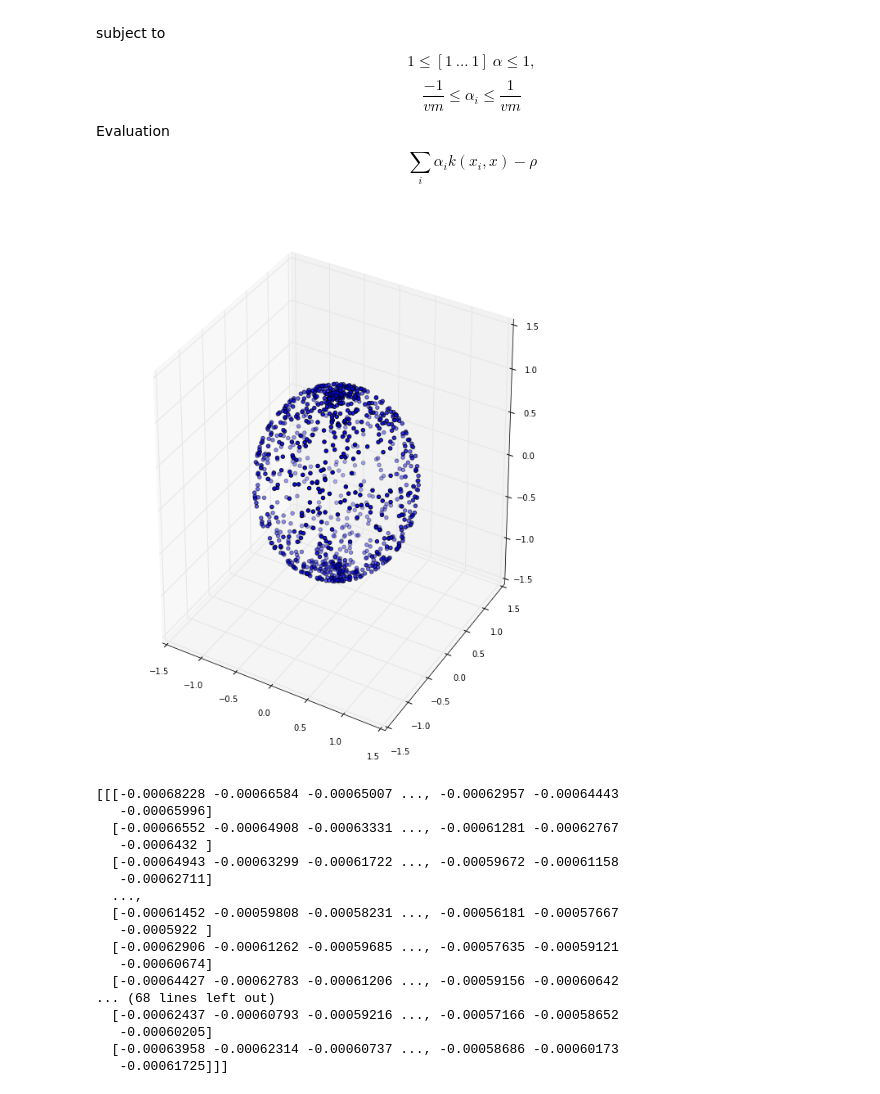
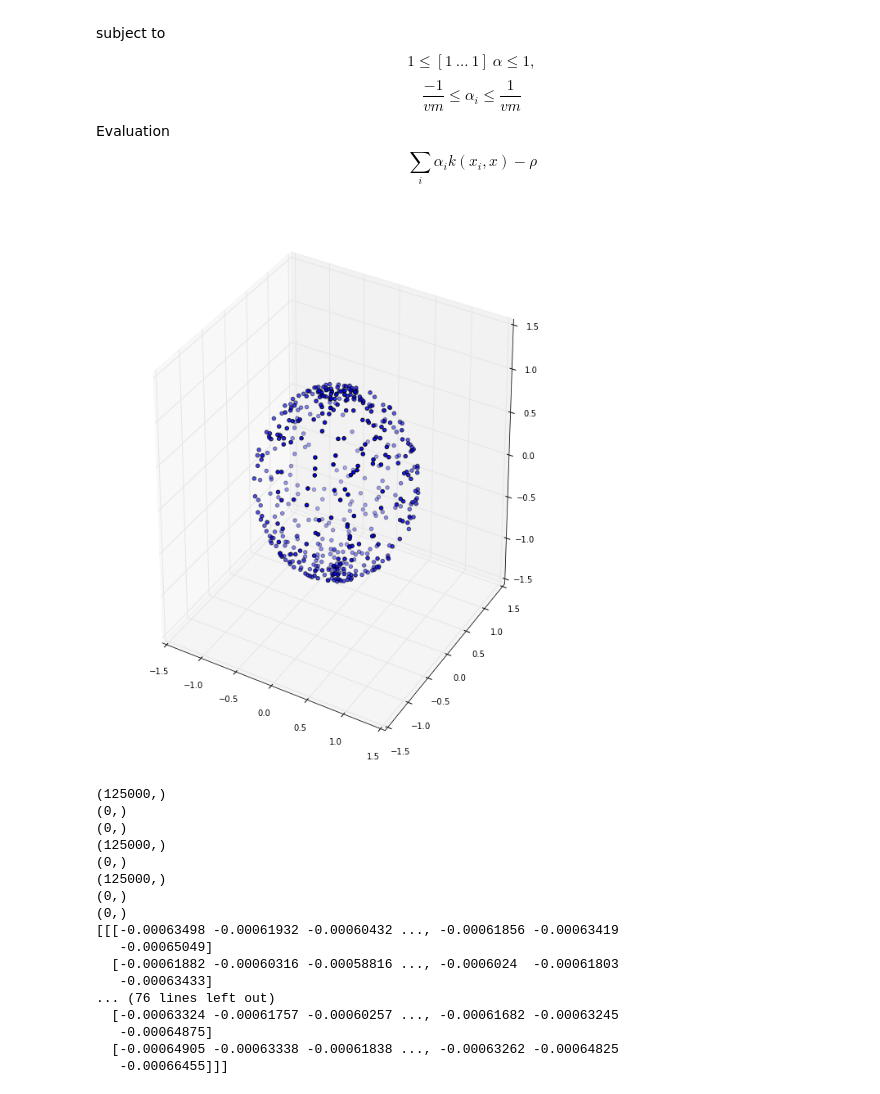
Before and after one commit to michrawson/SVM_Implicit_Surface_Reconstruction, a Jupyter notebook: Slab-SVM-Sphere.ipynb, the cells around one changed output. Cells and saved outputs as stored; diff of their text form; code cells hidden in the pictures.

```diff
--- a/Slab-SVM-Sphere.ipynb
+++ b/Slab-SVM-Sphere.ipynb
@@ -50,7 +50,7 @@ def f(x,x_list,alpha):
 x = []
 
 r=1
-points = random.random((1000,2))*2*np.pi
+points = random.random((500,2))*2*np.pi
 # print points
 for p in range(len(points)):
     z_cord = r * np.sin(points[p][1])
@@ -177,48 +177,56 @@ task.getxx(mosek.soltype.itr, xx)
 # elif solsta == mosek.solsta.prim_infeas_cer:
 #     print("Primal or dual infeasibility.\n")
 # elif solsta == mosek.solsta.near_dual_infeas_cer:
 #     print("Primal or dual infeasibility.\n")
 # elif  solsta == mosek.solsta.near_prim_infeas_cer:
 #     print("Primal or dual infeasibility.\n")
 # elif mosek.solsta.unknown:
 #     print("Unknown solution status")
 # else:
 #     print("Other solution status")
 
 alpha = xx
 
 num_steps = 50
 x0_range = np.linspace(-2, 2,num_steps)
 x1_range = np.linspace(-2, 2,num_steps)
 x2_range = np.linspace(-2, 2,num_steps)
 
 data = np.zeros((num_steps,num_steps,num_steps))
 
 for i in range(num_steps):
     for j in range(num_steps):
         for k in range(num_steps):
             x_temp = np.asarray([x0_range[i],
                                 x1_range[j],
                                 x2_range[k]])
             data[i,j,k] = f(x_temp,x,alpha)
 
+print (np.where(np.abs(data - delta) < .01)[0].shape)
+print (np.where(np.abs(data - delta) < .001)[0].shape)
+print (np.where(np.abs(data - delta) < .0001)[0].shape)
+print (np.where(data < delta )[0].shape)
+print (np.where(data > delta )[0].shape)
+print (np.where( data < 0)[0].shape)
+print (np.where( data == 0)[0].shape)
+print (np.where( data > 0)[0].shape)
 print data
 # %% [output]
-[figure, old version]
+[figure, new version]
-[[[-0.00068228 -0.00066584 -0.00065007 ..., -0.00062957 -0.00064443
-   -0.00065996]
-  [-0.00066552 -0.00064908 -0.00063331 ..., -0.00061281 -0.00062767
-   -0.0006432 ]
-  [-0.00064943 -0.00063299 -0.00061722 ..., -0.00059672 -0.00061158
-   -0.00062711]
-  ...,
-  [-0.00061452 -0.00059808 -0.00058231 ..., -0.00056181 -0.00057667
-   -0.0005922 ]
-  [-0.00062906 -0.00061262 -0.00059685 ..., -0.00057635 -0.00059121
-   -0.00060674]
-  [-0.00064427 -0.00062783 -0.00061206 ..., -0.00059156 -0.00060642
-... (68 lines left out)
-  [-0.00062437 -0.00060793 -0.00059216 ..., -0.00057166 -0.00058652
-   -0.00060205]
-  [-0.00063958 -0.00062314 -0.00060737 ..., -0.00058686 -0.00060173
-   -0.00061725]]]
+(125000,)
+(0,)
+(0,)
+(125000,)
+(0,)
+(125000,)
+(0,)
+(0,)
+[[[-0.00063498 -0.00061932 -0.00060432 ..., -0.00061856 -0.00063419
+   -0.00065049]
+  [-0.00061882 -0.00060316 -0.00058816 ..., -0.0006024  -0.00061803
+   -0.00063433]
+... (76 lines left out)
+  [-0.00063324 -0.00061757 -0.00060257 ..., -0.00061682 -0.00063245
+   -0.00064875]
+  [-0.00064905 -0.00063338 -0.00061838 ..., -0.00063262 -0.00064825
+   -0.00066455]]]
```
